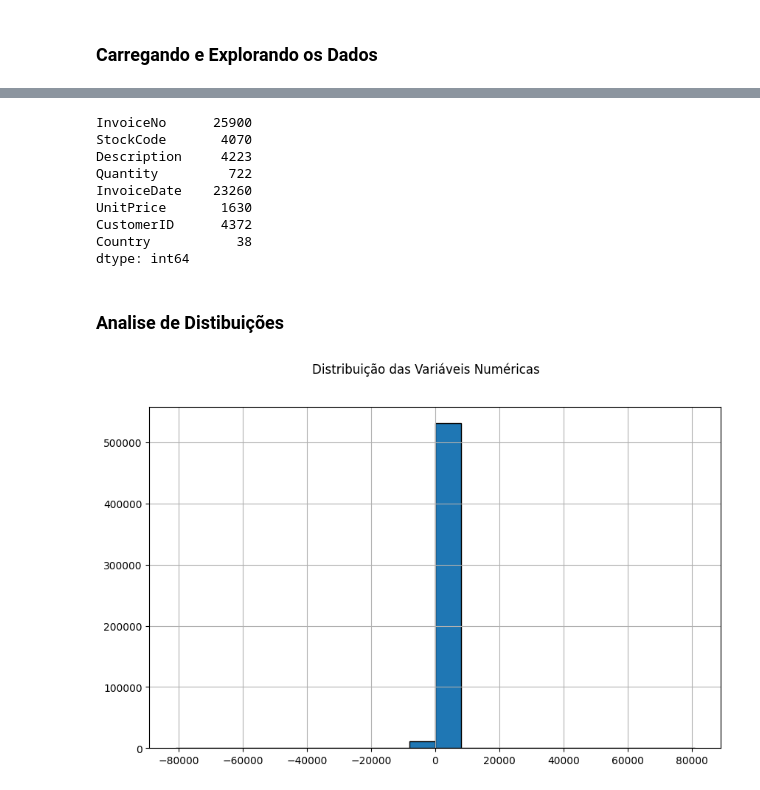
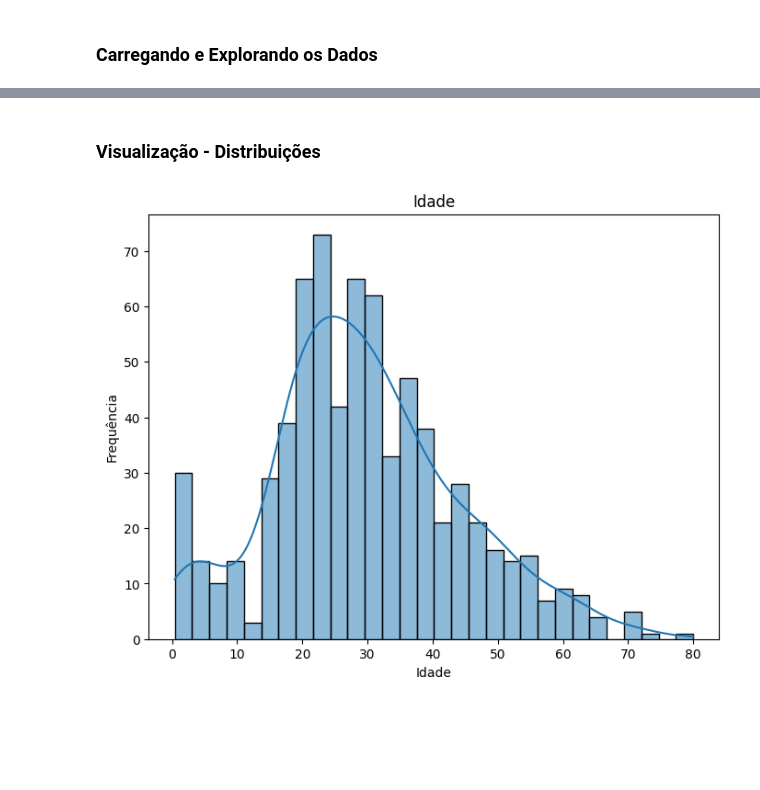
Before and after one commit to josafasantos/projetos, a Jupyter notebook: Ciencia-dados/03-analise-exploratoria-dados/03-analise-exploratoria-dados.ipynb, the cells around one changed output, grey strips where cells are left out. Drawn from its saved outputs; the diff is of its cells as text; code cells hidden in the pictures; blank space fills up the shorter version.

```diff
--- a/Ciencia-dados/03-analise-exploratoria-dados/03-analise-exploratoria-dados.ipynb
+++ b/Ciencia-dados/03-analise-exploratoria-dados/03-analise-exploratoria-dados.ipynb
@@ -75,14 +72,0 @@ dtype: int64
-# %%
-df.nunique()
-# %% [output]
-InvoiceNo      25900
-StockCode       4070
-Description     4223
-Quantity         722
-InvoiceDate    23260
-UnitPrice       1630
-CustomerID      4372
-Country           38
-dtype: int64
-# %% [markdown]
-### Analise de Distibuições
@@ -93,7 +73,12 @@ import seaborn as sns
-# %%
-# Criando histogramas para variáveis numéricas
-df["Quantity"].hist(figsize=(10,6),bins=20 ,edgecolor="black")
-plt.suptitle("Distribuição das Variáveis Numéricas")
-plt.show()
-# %% [output]
-[figure, removed]
+# %% [markdown]
+### Visualização - Distribuições
+# %%
+# Distribuição de Idade dos Passageiros
+plt.figure(figsize=(8,6))
+sns.histplot(df['Age'].dropna(), bins=30, kde=True)
+plt.title('Idade')
+plt.xlabel('Idade')
+plt.ylabel('Frequência')
+plt.show()
+# %% [output]
+[figure, added]
```
Also changed, not shown: parts of 13 cells of this notebook.
